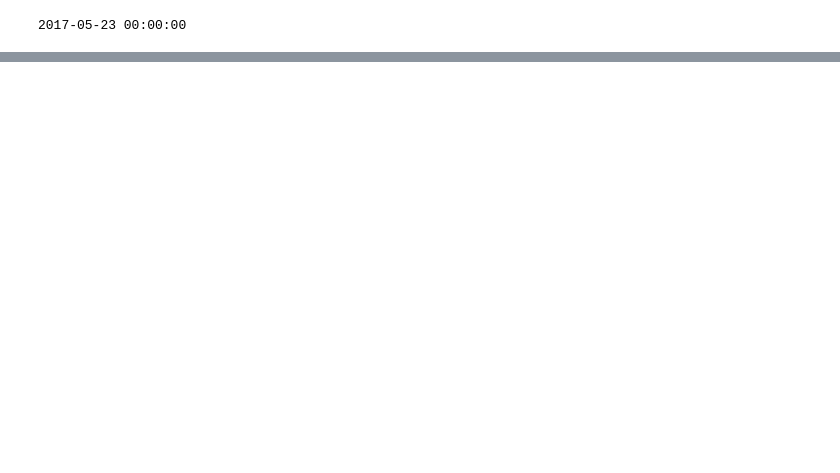
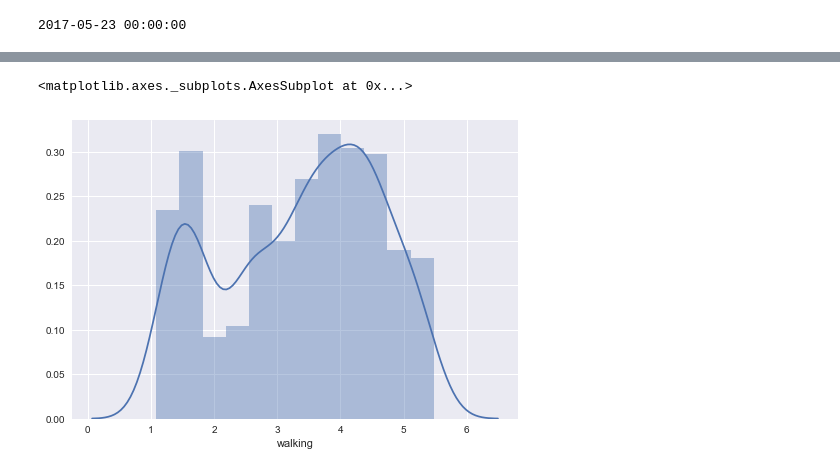
Before and after one commit to sdrendall/challenge, a Jupyter notebook: challenge.ipynb, the cells around one changed output, grey strips where cells are left out. Drawn from its saved outputs; the diff is of its cells as text; code cells hidden in the pictures; blank space fills up the shorter version.

```diff
--- a/challenge.ipynb
+++ b/challenge.ipynb
@@ -99,0 +85,5 @@ plt.plot(window_std)
+# %%
+sns.distplot(time_walking)
+# %% [output]
+<matplotlib.axes._subplots.AxesSubplot at 0x...>
+[figure, added]
```
Also changed, not shown: parts of 29 cells of this notebook, 7 other files.
